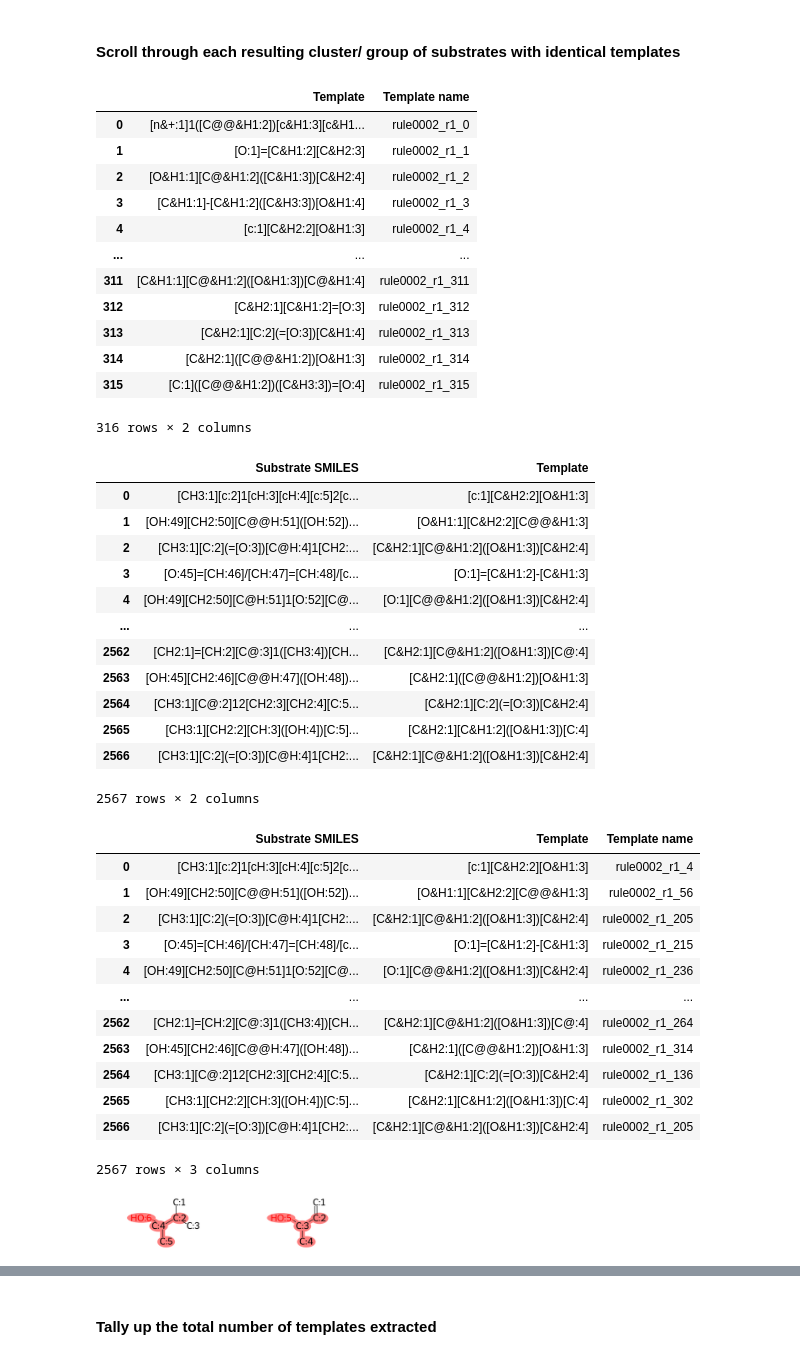
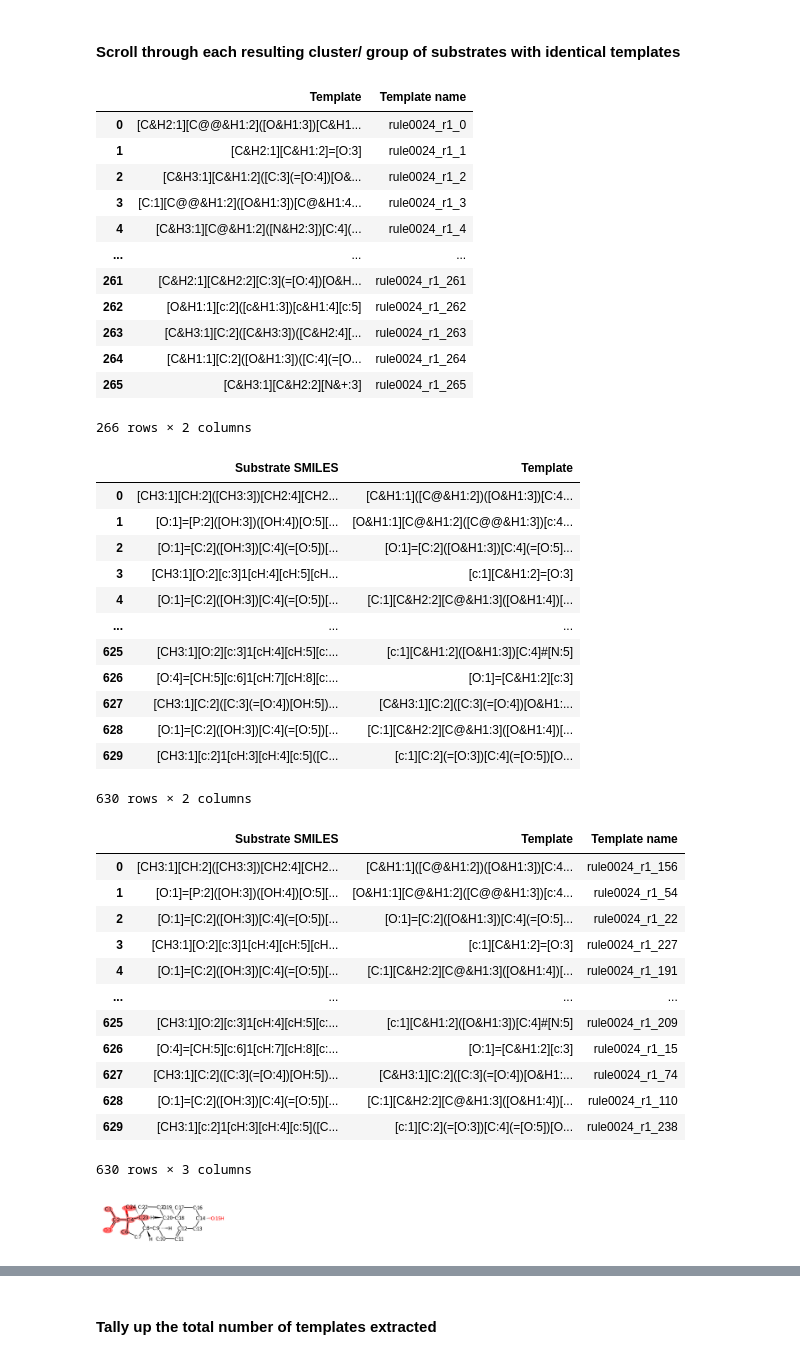
Before and after one commit to yashchainani21/RxnTools, a Jupyter notebook: notebooks/nb_04 - extract mono substrate run templates pt2.ipynb, the cells around one changed output, grey strips where cells are left out. Cells and saved outputs as stored; diff of their text form; code cells hidden in the pictures.

```diff
--- a/notebooks/nb_04 - extract mono substrate run templates pt2.ipynb
+++ b/notebooks/nb_04 - extract mono substrate run templates pt2.ipynb
@@ -51,7 +51,7 @@ BRENDA_df.head(3)
 # %% [markdown]
 #### Select reaction rule for which to extract reactions from EnzymeMap
 # %%
-query_rule = 'rule0002'
+query_rule = 'rule0024'
 rxn_rule_SMARTS = list(JN1224_df[JN1224_df['Name'] == query_rule]['SMARTS'])[0]
 
 # extract out fully atom-mapped AdH reactions from BRENDA
@@ -298,34 +300,34 @@ template_names_df = pd.DataFrame({'Template': list(unique_templates),
 template_names_df
 # %% [output]
 |  | Template | Template name |
-| 0 | [n&+:1]1([C@@&H1:2])[c&H1:3][c&H1... | rule0002_r1_0 |
-| 1 | [O:1]=[C&H1:2][C&H2:3] | rule0002_r1_1 |
-| 2 | [O&H1:1][C@&H1:2]([C&H1:3])[C&H2:4] | rule0002_r1_2 |
-| 3 | [C&H1:1]-[C&H1:2]([C&H3:3])[O&H1:4] | rule0002_r1_3 |
-| 4 | [c:1][C&H2:2][O&H1:3] | rule0002_r1_4 |
+| 0 | [C&H2:1][C@@&H1:2]([O&H1:3])[C&H1... | rule0024_r1_0 |
+| 1 | [C&H2:1][C&H1:2]=[O:3] | rule0024_r1_1 |
+| 2 | [C&H3:1][C&H1:2]([C:3](=[O:4])[O&... | rule0024_r1_2 |
+| 3 | [C:1][C@@&H1:2]([O&H1:3])[C@&H1:4... | rule0024_r1_3 |
+| 4 | [C&H3:1][C@&H1:2]([N&H2:3])[C:4](... | rule0024_r1_4 |
 | ... | ... | ... |
-| 311 | [C&H1:1][C@&H1:2]([O&H1:3])[C@&H1:4] | rule0002_r1_311 |
-| 312 | [C&H2:1][C&H1:2]=[O:3] | rule0002_r1_312 |
-| 313 | [C&H2:1][C:2](=[O:3])[C&H1:4] | rule0002_r1_313 |
-| 314 | [C&H2:1]([C@@&H1:2])[O&H1:3] | rule0002_r1_314 |
-| 315 | [C:1]([C@@&H1:2])([C&H3:3])=[O:4] | rule0002_r1_315 |
+| 261 | [C&H2:1][C&H2:2][C:3](=[O:4])[O&H... | rule0024_r1_261 |
+| 262 | [O&H1:1][c:2]([c&H1:3])[c&H1:4][c:5] | rule0024_r1_262 |
+| 263 | [C&H3:1][C:2]([C&H3:3])([C&H2:4][... | rule0024_r1_263 |
+| 264 | [C&H1:1][C:2]([O&H1:3])([C:4](=[O... | rule0024_r1_264 |
+| 265 | [C&H3:1][C&H2:2][N&+:3] | rule0024_r1_265 |
-316 rows × 2 columns
+266 rows × 2 columns
 # %%
 grouped_rxns_df
 # %% [output]
 |  | Substrate SMILES | Template |
-| 0 | [CH3:1][c:2]1[cH:3][cH:4][c:5]2[c... | [c:1][C&H2:2][O&H1:3] |
-| 1 | [OH:49][CH2:50][C@@H:51]([OH:52])... | [O&H1:1][C&H2:2][C@@&H1:3] |
-| 2 | [CH3:1][C:2](=[O:3])[C@H:4]1[CH2:... | [C&H2:1][C@&H1:2]([O&H1:3])[C&H2:4] |
-| 3 | [O:45]=[CH:46]/[CH:47]=[CH:48]/[c... | [O:1]=[C&H1:2]-[C&H1:3] |
-| 4 | [OH:49][CH2:50][C@H:51]1[O:52][C@... | [O:1][C@@&H1:2]([O&H1:3])[C&H2:4] |
+| 0 | [CH3:1][CH:2]([CH3:3])[CH2:4][CH2... | [C&H1:1]([C@&H1:2])([O&H1:3])[C:4... |
+| 1 | [O:1]=[P:2]([OH:3])([OH:4])[O:5][... | [O&H1:1][C@&H1:2]([C@@&H1:3])[c:4... |
+| 2 | [O:1]=[C:2]([OH:3])[C:4](=[O:5])[... | [O:1]=[C:2]([O&H1:3])[C:4](=[O:5]... |
+| 3 | [CH3:1][O:2][c:3]1[cH:4][cH:5][cH... | [c:1][C&H1:2]=[O:3] |
+| 4 | [O:1]=[C:2]([OH:3])[C:4](=[O:5])[... | [C:1][C&H2:2][C@&H1:3]([O&H1:4])[... |
 | ... | ... | ... |
-| 2562 | [CH2:1]=[CH:2][C@:3]1([CH3:4])[CH... | [C&H2:1][C@&H1:2]([O&H1:3])[C@:4] |
-| 2563 | [OH:45][CH2:46][C@@H:47]([OH:48])... | [C&H2:1]([C@@&H1:2])[O&H1:3] |
-| 2564 | [CH3:1][C@:2]12[CH2:3][CH2:4][C:5... | [C&H2:1][C:2](=[O:3])[C&H2:4] |
-| 2565 | [CH3:1][CH2:2][CH:3]([OH:4])[C:5]... | [C&H2:1][C&H1:2]([O&H1:3])[C:4] |
-| 2566 | [CH3:1][C:2](=[O:3])[C@H:4]1[CH2:... | [C&H2:1][C@&H1:2]([O&H1:3])[C&H2:4] |
+| 625 | [CH3:1][O:2][c:3]1[cH:4][cH:5][c:... | [c:1][C&H1:2]([O&H1:3])[C:4]#[N:5] |
+| 626 | [O:4]=[CH:5][c:6]1[cH:7][cH:8][c:... | [O:1]=[C&H1:2][c:3] |
+| 627 | [CH3:1][C:2]([C:3](=[O:4])[OH:5])... | [C&H3:1][C:2]([C:3](=[O:4])[O&H1:... |
+| 628 | [O:1]=[C:2]([OH:3])[C:4](=[O:5])[... | [C:1][C&H2:2][C@&H1:3]([O&H1:4])[... |
+| 629 | [CH3:1][c:2]1[cH:3][cH:4][c:5]([C... | [c:1][C:2](=[O:3])[C:4](=[O:5])[O... |
-2567 rows × 2 columns
+630 rows × 2 columns
 # %%
 # Assuming your DataFrames are named template_names_df and grouped_rxns_df
 # Perform the merge operation
@@ -336,31 +338,31 @@ merged_df = grouped_rxns_df.merge(template_names_df[['Template', 'Template name'
 merged_df
 # %% [output]
 |  | Substrate SMILES | Template | Template name |
-| 0 | [CH3:1][c:2]1[cH:3][cH:4][c:5]2[c... | [c:1][C&H2:2][O&H1:3] | rule0002_r1_4 |
-| 1 | [OH:49][CH2:50][C@@H:51]([OH:52])... | [O&H1:1][C&H2:2][C@@&H1:3] | rule0002_r1_56 |
-| 2 | [CH3:1][C:2](=[O:3])[C@H:4]1[CH2:... | [C&H2:1][C@&H1:2]([O&H1:3])[C&H2:4] | rule0002_r1_205 |
-| 3 | [O:45]=[CH:46]/[CH:47]=[CH:48]/[c... | [O:1]=[C&H1:2]-[C&H1:3] | rule0002_r1_215 |
-| 4 | [OH:49][CH2:50][C@H:51]1[O:52][C@... | [O:1][C@@&H1:2]([O&H1:3])[C&H2:4] | rule0002_r1_236 |
+| 0 | [CH3:1][CH:2]([CH3:3])[CH2:4][CH2... | [C&H1:1]([C@&H1:2])([O&H1:3])[C:4... | rule0024_r1_156 |
+| 1 | [O:1]=[P:2]([OH:3])([OH:4])[O:5][... | [O&H1:1][C@&H1:2]([C@@&H1:3])[c:4... | rule0024_r1_54 |
+| 2 | [O:1]=[C:2]([OH:3])[C:4](=[O:5])[... | [O:1]=[C:2]([O&H1:3])[C:4](=[O:5]... | rule0024_r1_22 |
+| 3 | [CH3:1][O:2][c:3]1[cH:4][cH:5][cH... | [c:1][C&H1:2]=[O:3] | rule0024_r1_227 |
+| 4 | [O:1]=[C:2]([OH:3])[C:4](=[O:5])[... | [C:1][C&H2:2][C@&H1:3]([O&H1:4])[... | rule0024_r1_191 |
 | ... | ... | ... | ... |
-| 2562 | [CH2:1]=[CH:2][C@:3]1([CH3:4])[CH... | [C&H2:1][C@&H1:2]([O&H1:3])[C@:4] | rule0002_r1_264 |
-| 2563 | [OH:45][CH2:46][C@@H:47]([OH:48])... | [C&H2:1]([C@@&H1:2])[O&H1:3] | rule0002_r1_314 |
-| 2564 | [CH3:1][C@:2]12[CH2:3][CH2:4][C:5... | [C&H2:1][C:2](=[O:3])[C&H2:4] | rule0002_r1_136 |
-| 2565 | [CH3:1][CH2:2][CH:3]([OH:4])[C:5]... | [C&H2:1][C&H1:2]([O&H1:3])[C:4] | rule0002_r1_302 |
-| 2566 | [CH3:1][C:2](=[O:3])[C@H:4]1[CH2:... | [C&H2:1][C@&H1:2]([O&H1:3])[C&H2:4] | rule0002_r1_205 |
+| 625 | [CH3:1][O:2][c:3]1[cH:4][cH:5][c:... | [c:1][C&H1:2]([O&H1:3])[C:4]#[N:5] | rule0024_r1_209 |
+| 626 | [O:4]=[CH:5][c:6]1[cH:7][cH:8][c:... | [O:1]=[C&H1:2][c:3] | rule0024_r1_15 |
+| 627 | [CH3:1][C:2]([C:3](=[O:4])[OH:5])... | [C&H3:1][C:2]([C:3](=[O:4])[O&H1:... | rule0024_r1_74 |
+| 628 | [O:1]=[C:2]([OH:3])[C:4](=[O:5])[... | [C:1][C&H2:2][C@&H1:3]([O&H1:4])[... | rule0024_r1_110 |
+| 629 | [CH3:1][c:2]1[cH:3][cH:4][c:5]([C... | [c:1][C:2](=[O:3])[C:4](=[O:5])[O... | rule0024_r1_238 |
-2567 rows × 3 columns
+630 rows × 3 columns
 # %%
-index = 24
+index = 11
 
 template_name = template_names_df.iloc[index, 1]
 template_SMARTS = list(merged_df[merged_df['Template name'] == template_name]['Template'])[0]
 substrates_SMILES_list = merged_df[merged_df['Template name'] == template_name]['Substrate SMILES']
 
 mols = [Chem.MolFromSmiles(s) for s in substrates_SMILES_list]
 highlight_template = [m.GetSubstructMatch(Chem.MolFromSmarts(template_SMARTS)) for m in mols]
 
 Draw.MolsToGridImage(mols = mols,
                              molsPerRow = 5,
                              subImgSize = (500, 200),
                              highlightAtomLists = highlight_template)
 # %% [output]
-[figure, old version]
+[figure, new version]
```
Also changed, not shown: parts of 4 cells of this notebook.
